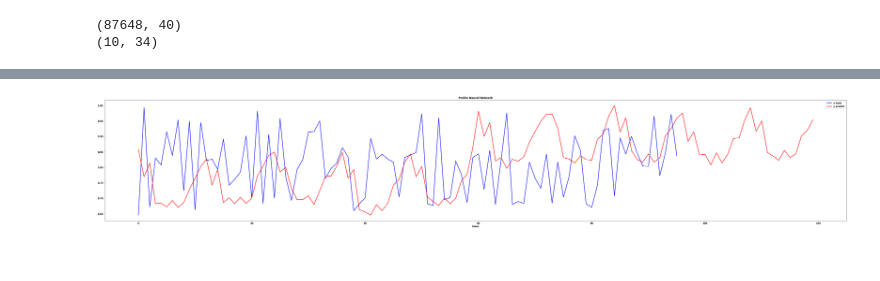
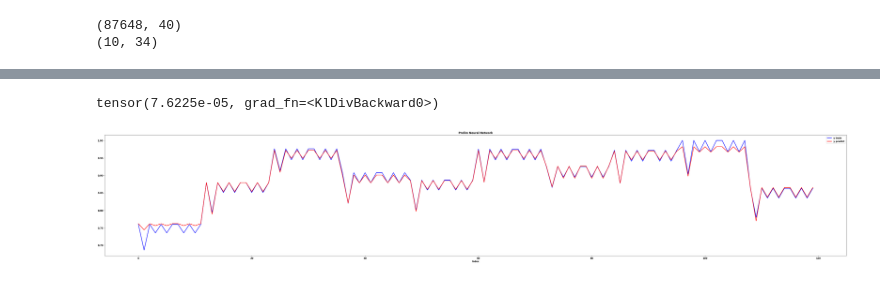
Before and after one commit to annaptasznik/EE555-FinalProject, a Jupyter notebook: ee555DAY.ipynb, the cells around one changed output, grey strips where cells are left out. Saved outputs shown, nothing was run; the diff lists cells and outputs as text; code cells hidden in the pictures.

```diff
--- a/ee555DAY.ipynb
+++ b/ee555DAY.ipynb
@@ -190,7 +164,7 @@ class fault_net(nn.Module):
 # Loss function for training:
 loss_fn = nn.MSELoss() # Same loss function as for logistic regression
 
-n_hidden = 150 # The width of each hidden layer in the network
+n_hidden = 24 # The width of each hidden layer in the network
 net = fault_net(n_hidden) # Create neural network of width n_hidden
 
 # Create an 'optimizer' object for training:
@@ -276 +300,14 @@ plt.show()
+# %%
+e = nonan.iloc[:, 1:2].values
+# %%
+
+X_traintorchDE = torch.tensor(e).float()
+YtrainDE = net(X_traintorchDE)
+#YtestDE = net(X_test_torchDE)
+
+yDE = []
+for i in range(len(YtrainDE)):
+    #print(loss_traj[i])
+    a = YtrainDE[i].detach()
+    yDE.append(a)
 # %%
@@ -378,3 +405,9 @@ plt.plot(loss_traj2)
+# %%
+y_testAT = []
+for i in range(len(Y_hat_testAT)):
+    #print(loss_traj[i])
+    a = Y_hat_testAT[i].detach()
+    y_testAT.append(a)
 # %%
 plt.plot( Y_test_torchAT, lw=2, color="blue", label="y train")
 plt.plot( y_testAT, lw=2, color="red", label="y predict")
@@ -388,13 +421,30 @@ plt.show()
+# %%
+Y_hat_train = nn.functional.log_softmax(Y_test_torchAT, dim=0)
+Y_train = nn.functional.log_softmax(Y_hat_testAT, dim=0)
+loss = nn.KLDivLoss(log_target=True)(Y_hat_train ,Y_train)
+print(loss)
+# %% [output]
+tensor(7.6225e-05, grad_fn=<KlDivBackward0>)
 # %%
-plt.plot(y_testAT, lw=2, color="blue", label="y train")
-plt.plot( nonan['AT'].values, lw=2, color="red", label="y predict")
+X_traintorchAT = torch.tensor(nonan.iloc[:, 1:2].values).float()
+YtrainAT = net(X_traintorchAT)
+#YtestDE = net(X_test_torchDE)
+
+yAT = []
+for i in range(len(YtrainAT)):
+    #print(loss_traj[i])
+    a = YtrainAT[i].detach()
+    yAT.append(a)
+
+plt.plot( X_traintorchAT, lw=2, color="blue", label="y train")
+plt.plot( yAT, lw=2, color="red", label="y predict")
 plt.legend()
 plt.title("Prelim Neural Network")
 plt.xlabel("Index")
 plt.rcParams["figure.figsize"] = (60,10)
 plt.show()
 # %% [output]
-[figure, old version]
+[figure, new version]
 # %%
 #TEST
 # %%
```
Also changed, not shown: parts of 38 cells of this notebook.
